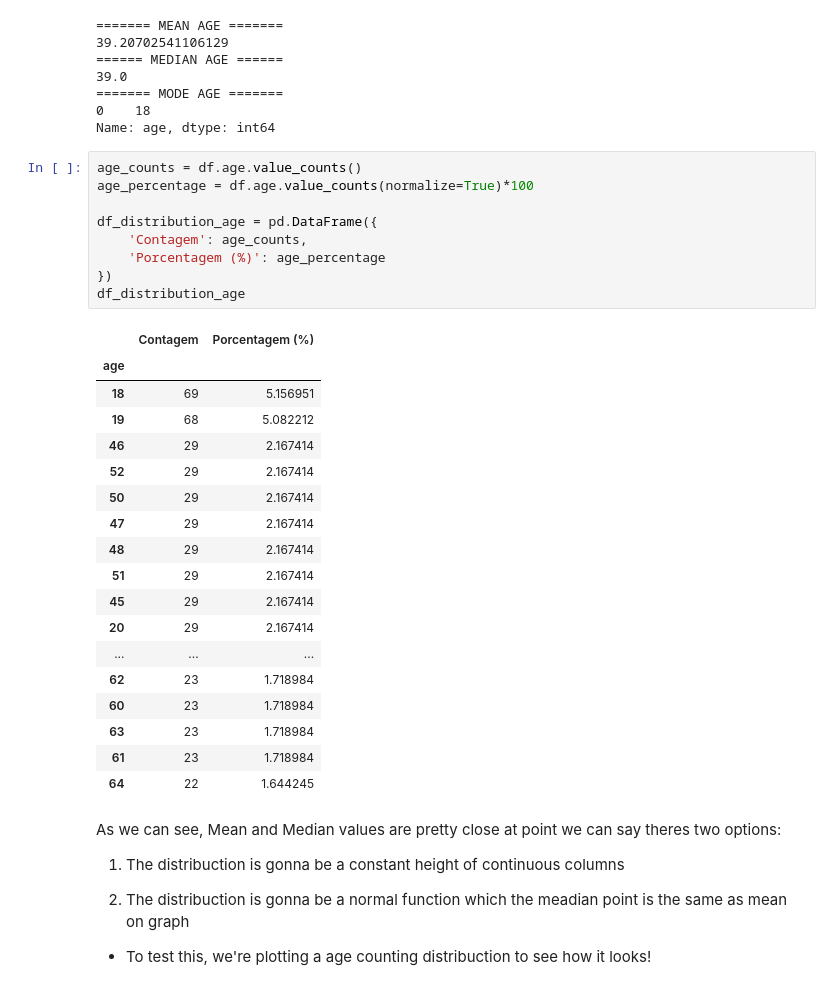
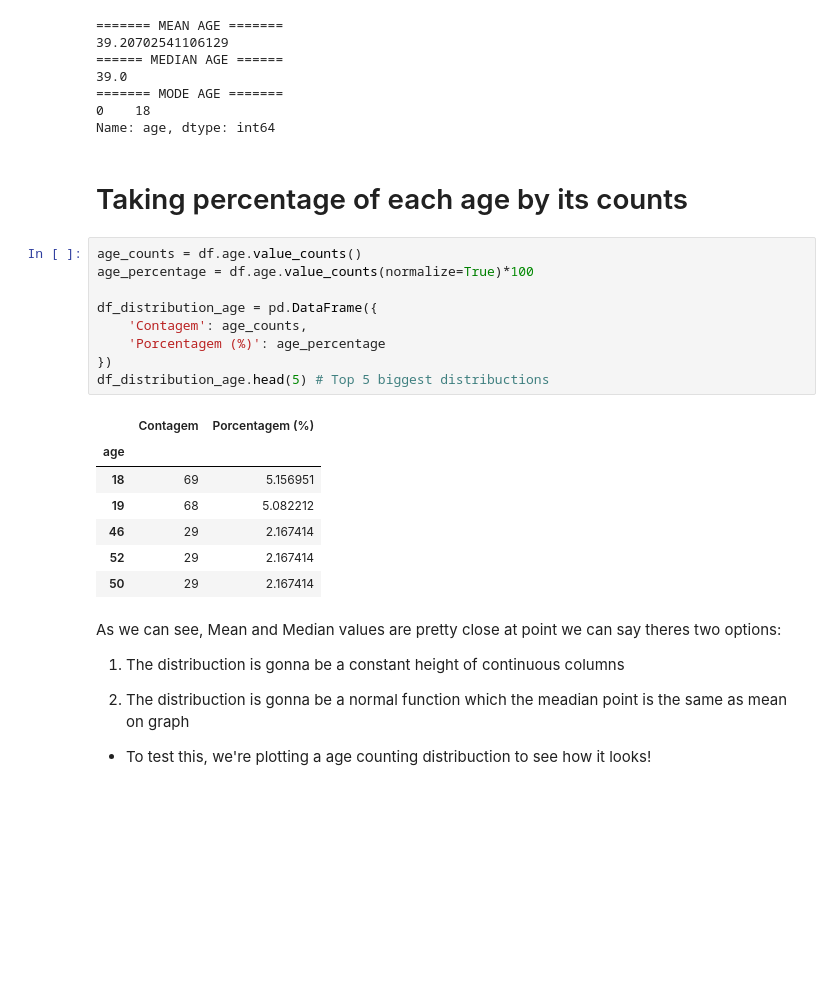
Before and after one commit to DaviFPassos/Helthy-Report, a Jupyter notebook: p1.ipynb, the cells around one changed output. Cells and saved outputs as stored; diff of their text form; blank space fills up the shorter version.

```diff
--- a/p1.ipynb
+++ b/p1.ipynb
@@ -112,34 +110,25 @@ print(df['age'].mode())
 ======= MODE AGE =======
 0    18
 Name: age, dtype: int64
+# %% [markdown]
+# Taking percentage of each age by its counts
 # %%
 age_counts = df.age.value_counts()
 age_percentage = df.age.value_counts(normalize=True)*100
 
 df_distribution_age = pd.DataFrame({
     'Contagem': age_counts,
     'Porcentagem (%)': age_percentage
 })
-df_distribution_age
+df_distribution_age.head(5) # Top 5 biggest distribuctions
 # %% [output]
 |  | Contagem | Porcentagem (%) |
 | age |  |  |
 | 18 | 69 | 5.156951 |
 | 19 | 68 | 5.082212 |
 | 46 | 29 | 2.167414 |
 | 52 | 29 | 2.167414 |
 | 50 | 29 | 2.167414 |
-| 47 | 29 | 2.167414 |
-| 48 | 29 | 2.167414 |
-| 51 | 29 | 2.167414 |
-| 45 | 29 | 2.167414 |
-| 20 | 29 | 2.167414 |
-| ... | ... | ... |
-| 62 | 23 | 1.718984 |
-| 60 | 23 | 1.718984 |
-| 63 | 23 | 1.718984 |
-| 61 | 23 | 1.718984 |
-| 64 | 22 | 1.644245 |
 # %% [markdown]
 As we can see, Mean and Median values are pretty close at point we can say theres two options:
 
```
Also changed, not shown: parts of 17 cells of this notebook.
